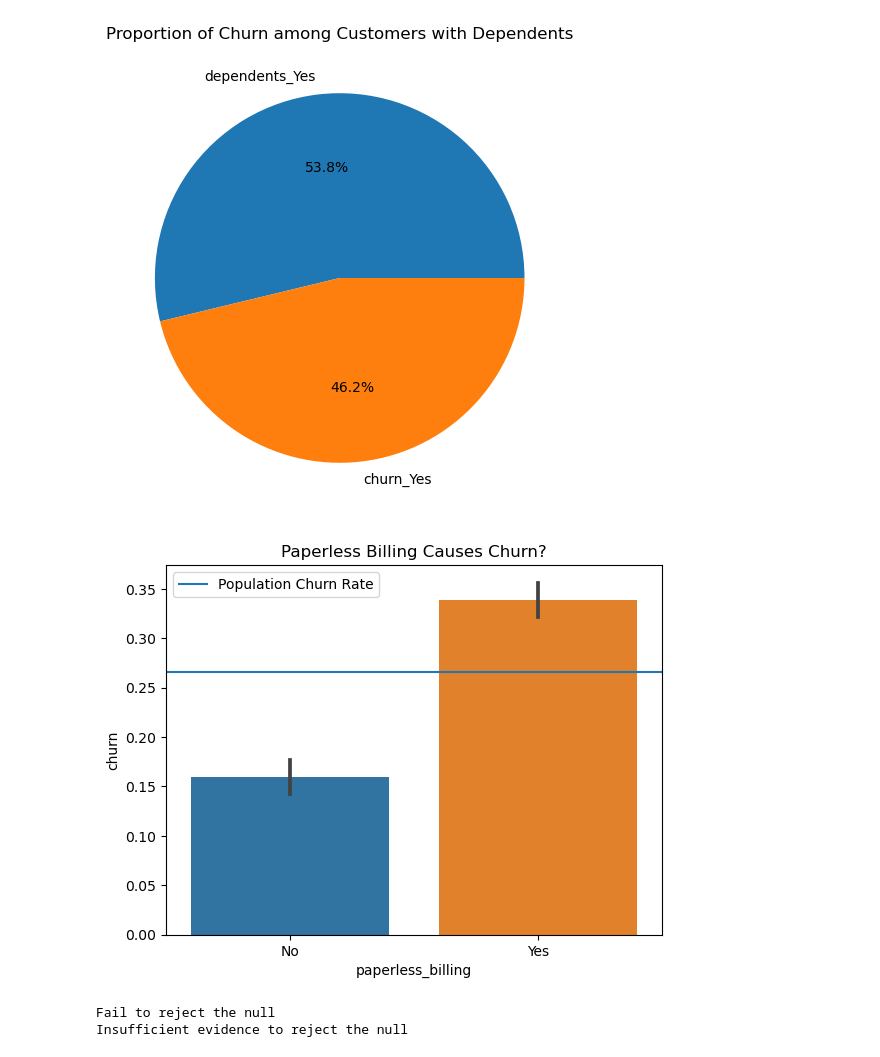
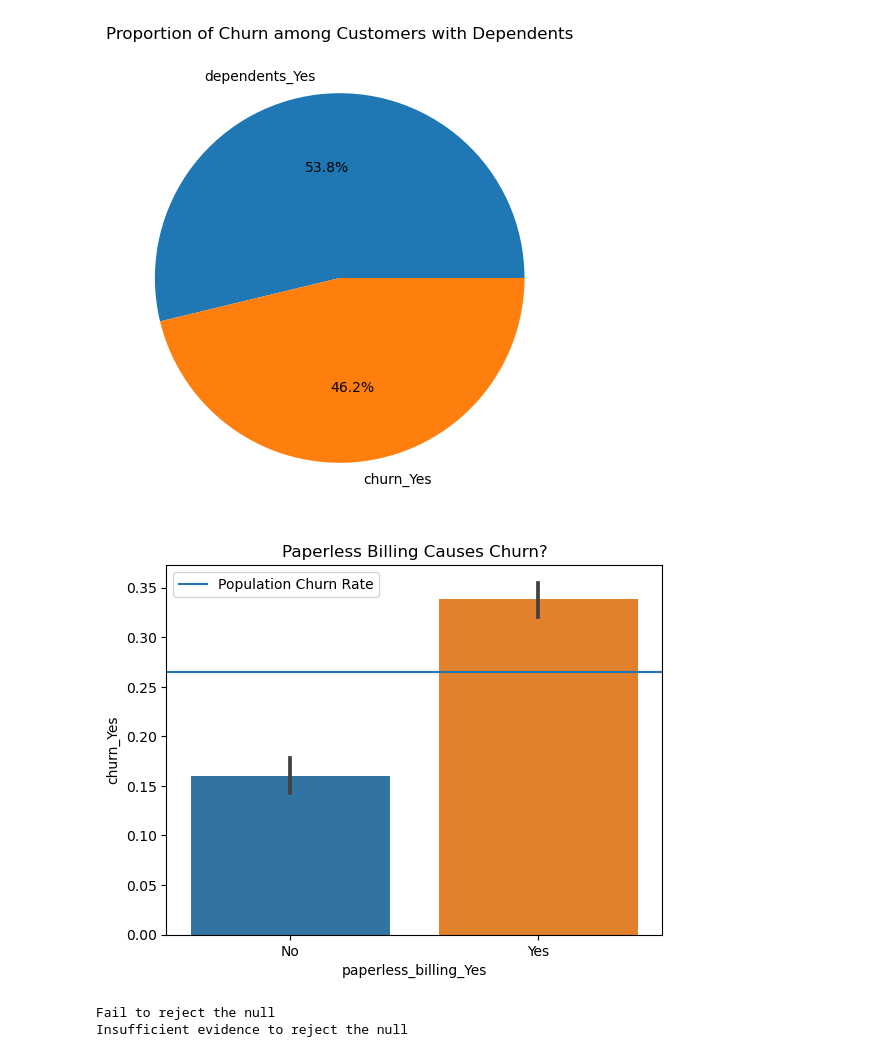
Before and after one commit to mikaul-mcdermid/Codeup-data-science, a Jupyter notebook: classification_project/MVP.ipynb, the cells around one changed output. Cells and saved outputs as stored; diff of their text form; code cells hidden in the pictures.

```diff
--- a/classification_project/MVP.ipynb
+++ b/classification_project/MVP.ipynb
@@ -91,3 +100,6 @@ telco_train, telco_val, telco_test = p.splitting_data(telco, 'churn')
 train_encode, val_encode, test_encode = p.preprocess_telco(telco_train,telco_val,telco_test)
 # %%
-train_encode.info()
+#fixing the customer id column for modeling later
+train_encode = train_encode.set_index(['customer_id'])
+val_encode = val_encode.set_index(['customer_id'])
+test_encode = test_encode.set_index(['customer_id'])
@@ -211,14 +192,14 @@ plt.show()
 # %% [output]
 [figure]
 # %%
-sns.barplot(data=telco_train, x='paperless_billing', y='churn')
+sns.barplot(data=train_encode, x='paperless_billing_Yes', y='churn_Yes')
 plt.title("Paperless Billing Causes Churn?")
-population_churn = telco_train.churn.mean()
+population_churn = train_encode.churn_Yes.mean()
 plt.axhline(population_churn, label="Population Churn Rate")
 plt.xticks(ticks=[0, 1], labels=['No', 'Yes'])
 plt.legend()
 plt.show()
 # %% [output]
-[figure, old version]
+[figure, new version]
 # %%
 # Let's run a chi squared to compare proportions, to have more confidence
```
Also changed, not shown: parts of 44 cells of this notebook, 1 other file.
